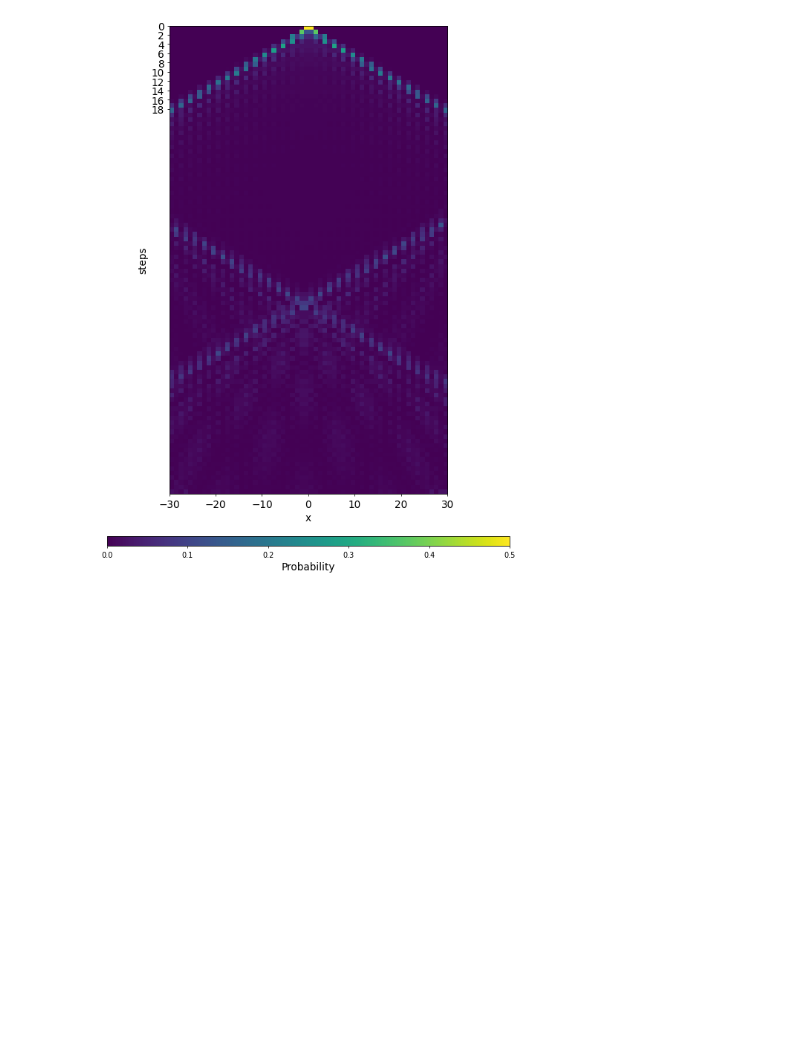
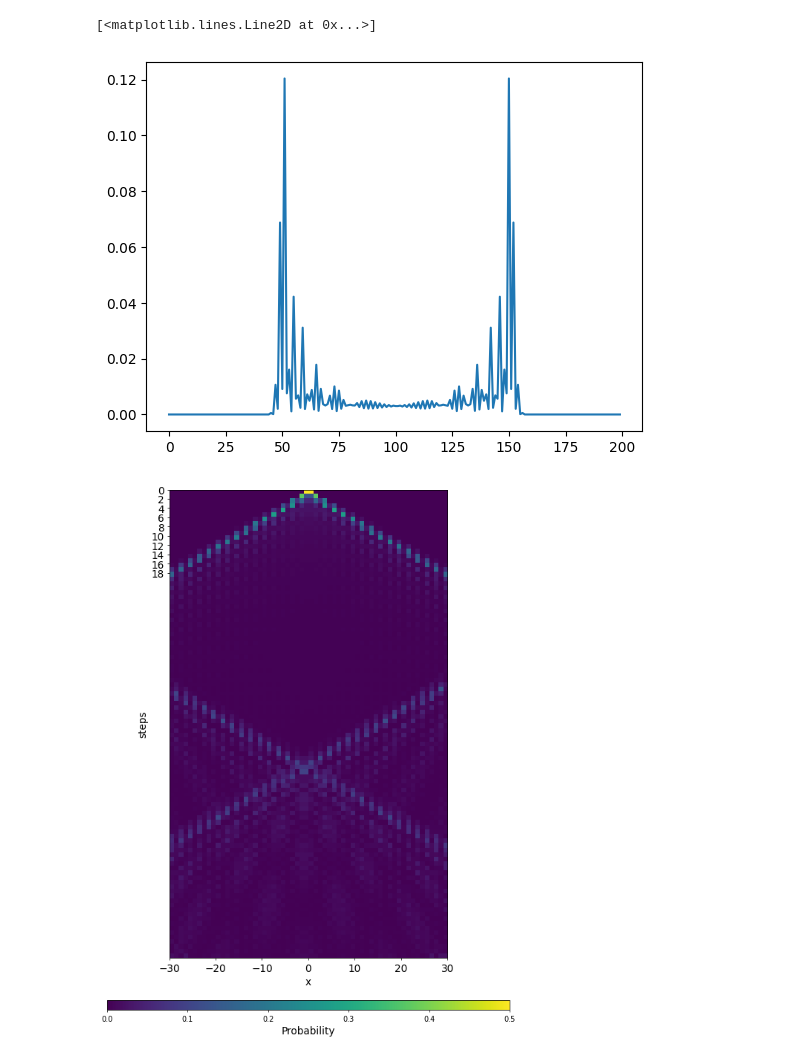
Before and after one commit to JaimePSantos/sqw, a Jupyter notebook: Jaime-Experiments.ipynb, the cells around one changed output. Cells and saved outputs as stored; diff of their text form; code cells hidden in the pictures; blank space fills up the shorter version.

```diff
--- a/Jaime-Experiments.ipynb
+++ b/Jaime-Experiments.ipynb
@@ -11,7 +11,7 @@ import numpy as np
 import matplotlib.pyplot as plt
 import seaborn as sns
 # %%
-N = 101
+N = 200
 T = even_cycle_two_tesselation(N)
 G = nx.cycle_graph(N)
 
@@ -26,6 +26,11 @@ states_ua_ut = running(G, T, steps,
                  tesselation_order = tesselation_order)
 # %%
 final_dist = [amp2prob(x) for x in states_ua_ut]
+
+plt.plot(final_dist[30], label='Initial state')
+# %% [output]
+[<matplotlib.lines.Line2D at 0x...>]
+[figure, added]
 # %%
 x = np.arange(-N//2, N//2, 1)
 y = np.arange(0, steps, 1)
```
Also changed, not shown: 3 other files.
